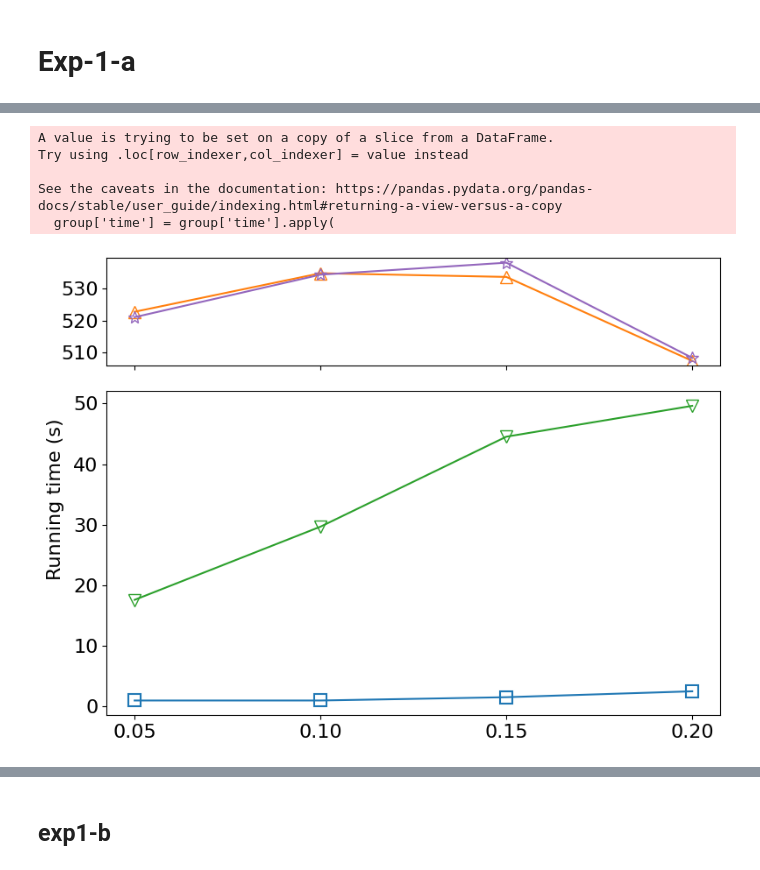
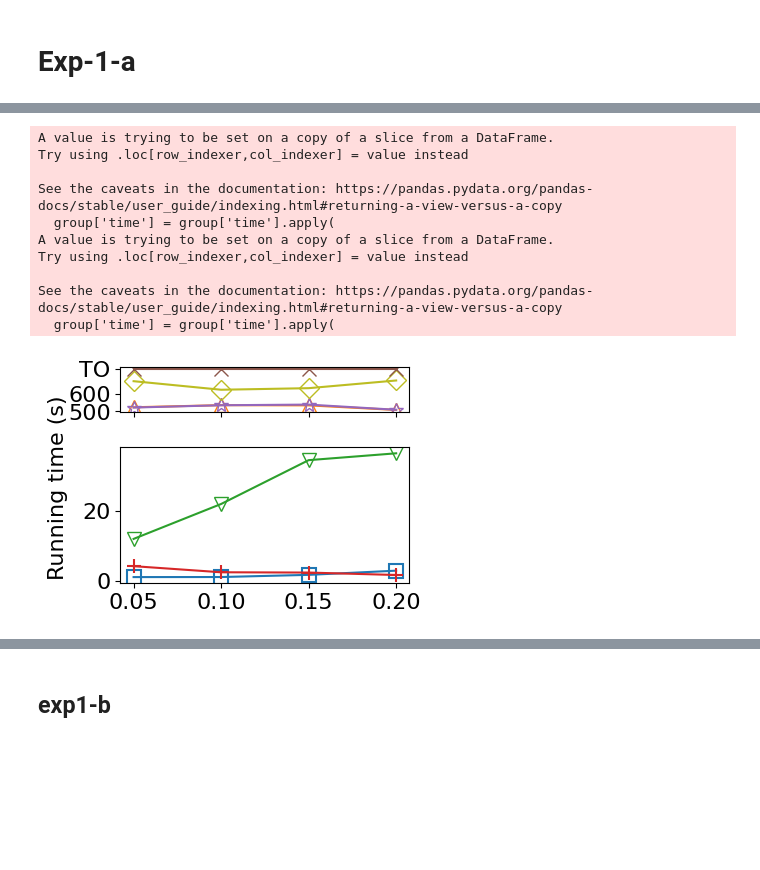
Before and after one commit to HaoxianChen/inc-miner-experiment-plots, a Jupyter notebook: plots.ipynb, the cells around one changed output, grey strips where cells are left out. Saved outputs shown, nothing was run; the diff lists cells and outputs as text; code cells hidden in the pictures; blank space fills up the shorter version.

```diff
--- a/plots.ipynb
+++ b/plots.ipynb
@@ -20,8 +82,8 @@ import matplotlib.pyplot as plt
 import numpy as np
 
 # Set default figure size (width, height in inches)
-# plt.rcParams['figure.figsize'] = [4, 3]
-plt.rcParams['figure.figsize'] = [8, 6]
+plt.rcParams['figure.figsize'] = [4, 3]
+# plt.rcParams['figure.figsize'] = [8, 6]
 
 plt.rcParams['font.size'] = 16
 
@@ -187,4 +259,6 @@ def pre_process_exp1(_df):
 # %%
 tab = 'Δ𝜂 > 0 in X'
-df = dfs[tab]
+# df = dfs[tab]
+df = dfs3[tab]
 df = pre_process_exp1(df)
+df = post_process(df)
@@ -206,6 +302,15 @@ for label, group in groups:
                 markersize=markerStyleMap[label].get('markersize', 10)
             )
 
+
+# Add the lien for IApriori
+label = "IApriori"
+plt.plot(range(len(X)), dfs_iapriori[tab]['gen rule time(s)'], label=label, marker=markerMap[label],color=colorMap[label],
+            markerfacecolor=markerStyleMap[label].get('markerfacecolor', 'auto'),
+            markeredgewidth=markerStyleMap[label].get('markeredgewidth', 1.0),
+            markersize=markerStyleMap[label].get('markersize', 10)
+        )
+
 # Add plot labels and legend
 plt.ylabel('Running time (s)')  # Label for y-axis
 
@@ -246,10 +353,6 @@ fig, (ax_top, ax_bottom) = plt.subplots(
 top_labels = ['batch', 'IncMinerNS']
 bottom_labels = ['IncMiner', 'IncMinerNoO']
 
-# Calculate the global maximum value of numeric 'time' across all groups
-global_max_time = df['time'][pd.to_numeric(df['time'], errors='coerce').notna()].max()
-timeout_value = global_max_time*1.1
-
 # Plot for labels in the top box
 for label in top_labels:
     group = groups.get_group(label)
@@ -266,9 +369,43 @@ for label in top_labels:
         markersize=markerStyleMap[label].get('markersize', 10)
     )
 
-    # Add 'TO' tick to the top subplot
-    # ax_top.set_yticks(list(ax_top.get_yticks())[:1] + [timeout_value])  # Add timeout_value to y-ticks
-    # ax_top.set_yticklabels([str(int(tick)) if tick != timeout_value else 'TO' for tick in ax_top.get_yticks()[:2]])
+# Calculate the global maximum value of numeric 'time' across all groups
+global_max_time = df_dcfinder['time'][pd.to_numeric(df_dcfinder['time'], errors='coerce').notna()].max()
+timeout_value = global_max_time*1.1
+
+# Plot for labels in the top box
+groups_dcfinder = df_dcfinder.groupby('Baseline')
+for label in ["IncDCFinder"]:
+    group = groups_dcfinder.get_group(label)
+    # Replace 'timeout' with a placeholder value at the top of the y-axis
+    group['time'] = group['time'].apply(
+        lambda x: timeout_value if x == 'timeout' else x
+    )
+    Y = group['time']
+    ax_top.plot(
+        range(len(Y)), group['time'], label=label,
+        marker=markerMap[label], color=colorMap[label],
+        markerfacecolor=markerStyleMap[label].get('markerfacecolor', 'auto'),
+        markeredgewidth=markerStyleMap[label].get('markeredgewidth', 1.0),
+        markersize=markerStyleMap[label].get('markersize', 10)
+    )
+
+# # Add 'TO' tick to the top subplot
+# ax_top.set_yticks(list(ax_top.get_yticks())[:1] + [timeout_value])  # Add timeout_value to y-ticks
+# ax_top.set_yticklabels([str(int(tick)) if tick != timeout_value else 'TO' for tick in ax_top.get_yticks()[:2]])
+
+# Add 'TO' tick to the top subplot
+ax_top.set_yticks(list(ax_top.get_yticks())[:3] + [timeout_value])  # Add timeout_value to y-ticks
+ax_top.set_yticklabels([str(int(tick)) if tick <= global_max_time else 'TO' for tick in ax_top.get_yticks()[:4]])
+
+# Add the line for DCFinder
+label = "DCFinder"
+N = len(X)
+ax_top.plot(range(N), [timeout_value] * N, label=label, marker=markerMap[label],color=colorMap[label],
+            markerfacecolor=markerStyleMap[label].get('markerfacecolor', 'auto'),
+            markeredgewidth=markerStyleMap[label].get('markeredgewidth', 1.0),
+            markersize=markerStyleMap[label].get('markersize', 10)
+        )
 
 # Plot for other labels in the bottom box
 for label in bottom_labels:
@@ -279,31 +416,46 @@ for label in bottom_labels:
         marker=markerMap[label], color=colorMap[label],
         markerfacecolor=markerStyleMap[label].get('markerfacecolor', 'auto'),
         markeredgewidth=markerStyleMap[label].get('markeredgewidth', 1.0),
         markersize=markerStyleMap[label].get('markersize', 10)
     )
 
 
+# Add the lien for IApriori
+label = "IApriori"
+ax_bottom.plot(range(len(Y)), dfs_iapriori[tab]['gen rule time(s)'], label=label, marker=markerMap[label],color=colorMap[label],
+            markerfacecolor=markerStyleMap[label].get('markerfacecolor', 'auto'),
+            markeredgewidth=markerStyleMap[label].get('markeredgewidth', 1.0),
+            markersize=markerStyleMap[label].get('markersize', 10)
+        )
+
+
+X = group['etaDiff']
 xtick_labels = [f"{value:.2f}" for value in X]
 plt.xticks(range(len(X)), xtick_labels)
 
 fig.text(0.01, 0.5, ylabel_time, va='center', rotation='vertical')
 
 # Adjust layout
 plt.tight_layout()
 
 # Save the plot
 outfile = "plots/exp1_hospital_eta_X_increase.pdf"
 plt.savefig(outfile, bbox_inches='tight')
 
 # Display the plot
 plt.show()
 
 # Compute speedup
 compute_speedup(df, 'batch', ['IncMiner'])
 # %% [output]
 A value is trying to be set on a copy of a slice from a DataFrame.
 Try using .loc[row_indexer,col_indexer] = value instead
 
 See the caveats in the documentation: https://pandas.pydata.org/pandas-docs/stable/user_guide/indexing.html#returning-a-view-versus-a-copy
   group['time'] = group['time'].apply(
+A value is trying to be set on a copy of a slice from a DataFrame.
+Try using .loc[row_indexer,col_indexer] = value instead
+
+See the caveats in the documentation: https://pandas.pydata.org/pandas-docs/stable/user_guide/indexing.html#returning-a-view-versus-a-copy
+  group['time'] = group['time'].apply(
-[figure, old version]
+[figure, new version]
```
Also changed, not shown: parts of 106 cells of this notebook, 42 other files.
